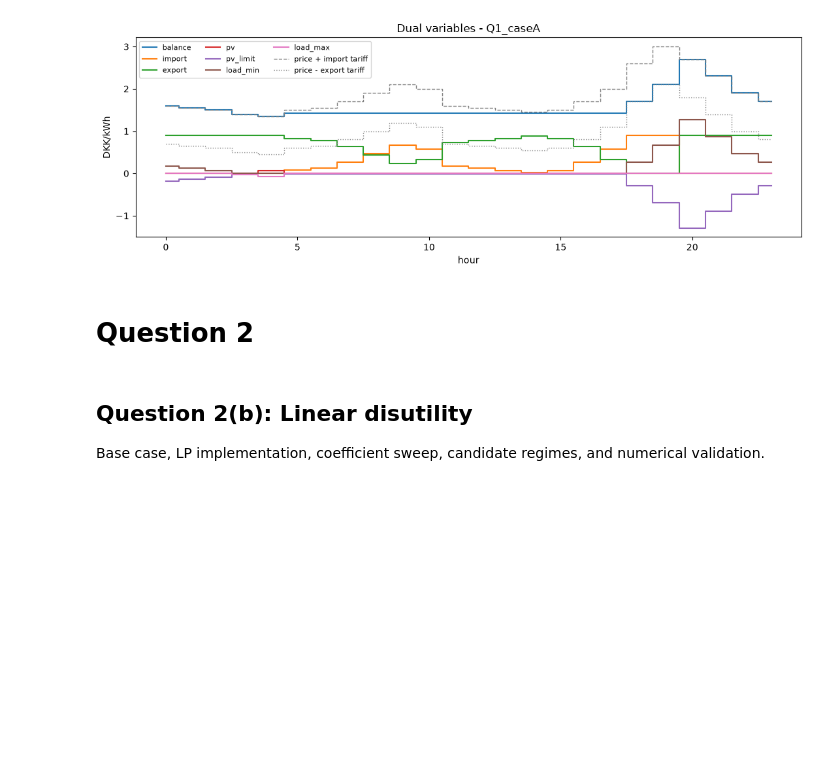
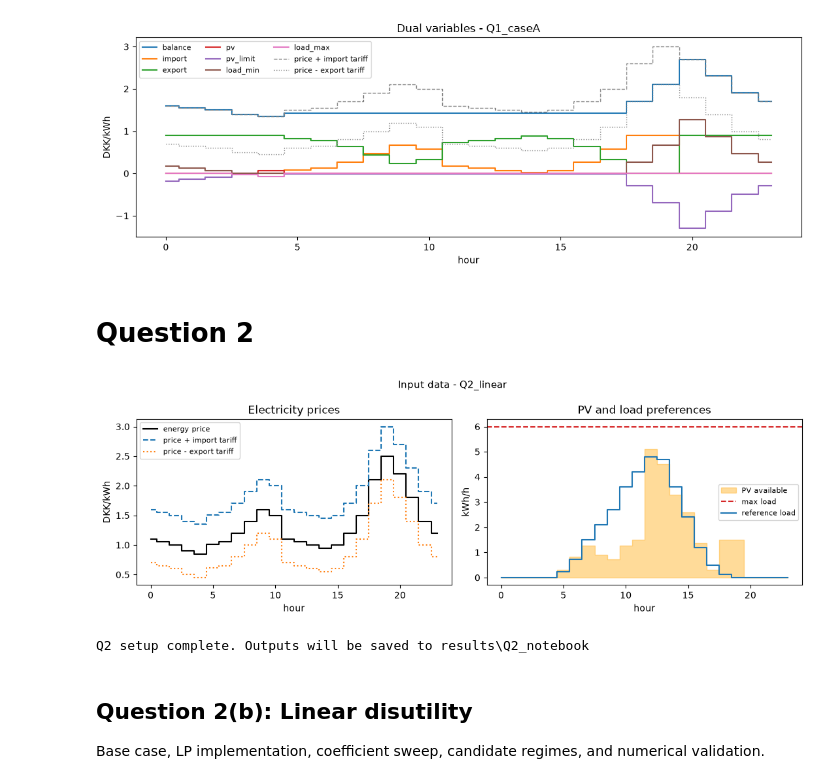
Before and after one commit to Mammutdej/46750----Assignment-1, a Jupyter notebook: Runner.ipynb, the cells around one changed output. Saved outputs shown, nothing was run; the diff lists cells and outputs as text; code cells hidden in the pictures; blank space fills up the shorter version.

```diff
--- a/Runner.ipynb
+++ b/Runner.ipynb
@@ -332,9 +332,11 @@ from src.model import (
 from src.plotting import plot_inputs, plot_schedule
 
 pd.set_option("display.max_columns", None)
-pd.set_option("display.max_rows", 100)
+pd.set_option("display.max_rows", 120)
 
 TOL = 1e-5
+Q2_OUTPUT_DIR = Path("results") / "Q2_notebook"
+Q2_OUTPUT_DIR.mkdir(parents=True, exist_ok=True)
 
 linear_data = load_question("Q2_linear")
 quadratic_data = load_question("Q2_quadratic")
@@ -350,7 +352,7 @@ metrics = [
 
 
 def solve_q2(data, kind, reference=None):
-    """Solve the model and calculate the requested daily metrics."""
+    """Solve one Q2 model and calculate the requested daily metrics."""
 
     classes = {
         "linear": AbsDeviationModel,
@@ -360,7 +362,6 @@ def solve_q2(data, kind, reference=None):
 
     model = classes[kind](data).build()
     model.m.Params.BarConvTol = 1e-10
-
     result = model.solve()
     model.m.dispose()
 
@@ -369,40 +370,24 @@ def solve_q2(data, kind, reference=None):
     deviation = h["load"].to_numpy() - ref
 
     procurement = (
-        np.dot(
-            data.energy_price + data.import_tariff,
-            h["import"],
-        )
-        - np.dot(
-            data.energy_price - data.export_tariff,
-            h["export"],
-        )
+        np.dot(data.energy_price + data.import_tariff, h["import"])
+        - np.dot(data.energy_price - data.export_tariff, h["export"])
         + data.pv_marginal_cost * h["pv"].sum()
     )
 
     coefficient, disutility, utility = np.nan, 0.0, 0.0
-
     if kind == "linear":
         coefficient = data.linear_disutility
         disutility = coefficient * np.abs(deviation).sum()
-
     elif kind == "quadratic":
         coefficient = data.quadratic_disutility
         disutility = coefficient * np.square(deviation).sum()
-
     else:
         utility = data.consumption_utility * h["load"].sum()
 
-    # A deviation bound is reached when a load bound is reached.
     bounds = (
-        np.isclose(
-            h["load"], data.load_min_kWh,
-            atol=TOL, rtol=0,
-        )
-        | np.isclose(
-            h["load"], data.load_max_kWh,
-            atol=TOL, rtol=0,
-        )
+        np.isclose(h["load"], data.load_min_kWh, atol=TOL, rtol=0)
+        | np.isclose(h["load"], data.load_max_kWh, atol=TOL, rtol=0)
     )
 
     row = {
@@ -419,58 +404,49 @@ def solve_q2(data, kind, reference=None):
     assert np.isclose(
         procurement + disutility - utility,
         result.objective,
         atol=1e-6,
         rtol=1e-9,
     )
-
     return result, row
 
 
 def sweep_q2(data, kind, values):
-    """Run a coefficient sweep and display its table and plots."""
+    """Run, display, and save a Q2 coefficient sweep."""
 
-    field = (
-        "linear_disutility"
-        if kind == "linear"
-        else "quadratic_disutility"
-    )
-
+    field = "linear_disutility" if kind == "linear" else "quadratic_disutility"
     rows, runs = [], {}
 
     for value in sorted(set(values)):
         scenario = replace(data, **{field: float(value)})
         result, row = solve_q2(scenario, kind)
-
         rows.append(row)
         runs[float(value)] = result
 
-    table = pd.DataFrame(rows)
+    table = pd.DataFrame(rows).sort_values("Coefficient").reset_index(drop=True)
+    table.to_csv(Q2_OUTPUT_DIR / f"{kind}_sweep.csv", index=False)
     display(table.round(4))
 
-    fig, axes = plt.subplots(2, 3, figsize=(13, 6))
-
+    fig, axes = plt.subplots(2, 3, figsize=(13, 6), squeeze=False)
     for ax, metric in zip(axes.flat, metrics):
-        ax.plot(
-            table["Coefficient"],
-            table[metric],
-            "o-",
-            markersize=3,
-        )
+        ax.plot(table["Coefficient"], table[metric], "o-", markersize=3)
         ax.set(
-            xlabel=(
-                "cL [DKK/kWh]"
-                if kind == "linear"
-                else "cQ [DKK/kWh squared]"
-            ),
+            xlabel="cL [DKK/kWh]" if kind == "linear" else "cQ [DKK/kWh^2]",
             ylabel=metric,
         )
         ax.grid(alpha=0.2)
-
     fig.tight_layout()
+    fig.savefig(Q2_OUTPUT_DIR / f"{kind}_sweep.png", dpi=160)
     display(fig)
     plt.close(fig)
+    return table, runs
 
-    return table, runs
+
+display(plot_inputs(linear_data))
+plt.close("all")
+print(f"Q2 setup complete. Outputs will be saved to {Q2_OUTPUT_DIR}")
+# %% [output]
+[figure, added]
+Q2 setup complete. Outputs will be saved to results\Q2_notebook
 # %% [markdown]
 ## Question 2(b): Linear disutility
 
```
Also changed, not shown: parts of 3 cells of this notebook, 2 other files.
